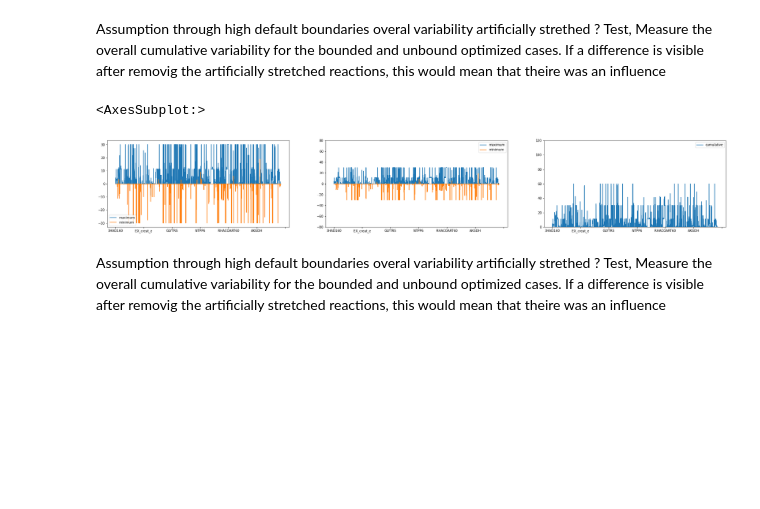
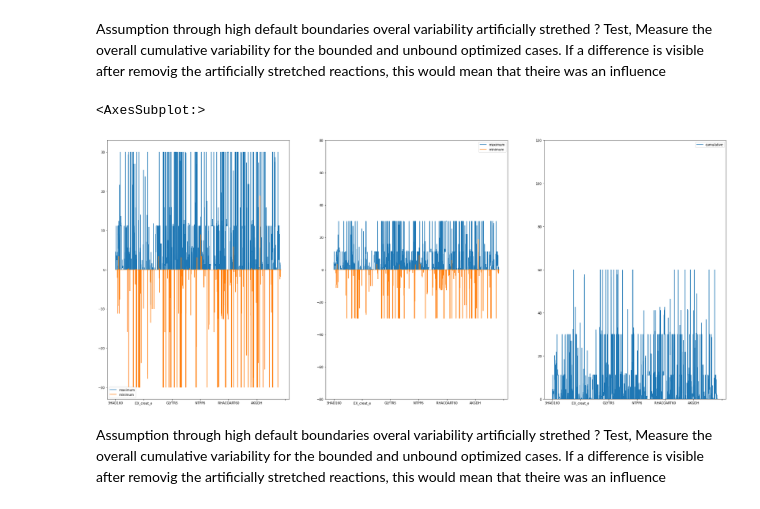
Before and after one commit to lizat-i/PseudomonasPutidaCobraPy, a Jupyter notebook: internalfluxtracking.ipynb, the cells around one changed output. Drawn from its saved outputs; the diff is of its cells as text; code cells hidden in the pictures; blank space fills up the shorter version.

```diff
--- a/internalfluxtracking.ipynb
+++ b/internalfluxtracking.ipynb
@@ -66,12 +66,12 @@ fv_new_model  = cobra.flux_analysis.flux_variability_analysis(bounded_model)
 fv_new_model["cumulative"]    = abs(fv_new_model.maximum) + abs(fv_new_model.minimum)
 # %%
 fig, axes = plt.subplots(nrows=1, ncols=3)
-fv_new_model.plot( y=["maximum", "minimum"],ax=axes[0],figsize=(35,5))
+fv_new_model.plot( y=["maximum", "minimum"],ax=axes[0],figsize=(35,15))
 fv_new_model[(abs(fv_new_model.maximum)<200)&(abs(fv_new_model.minimum)<200)].plot( y=["maximum", "minimum"],ax=axes[1],ylim=[-80,80])
 fv_new_model.plot( y=["cumulative"],ax=axes[2],ylim=[0,120])
 # %% [output]
 <AxesSubplot:>
-[figure, old version]
+[figure, new version]
 # %% [markdown]
 Assumption through high default boundaries overal variability artificially strethed ?
 Test, Measure the overall cumulative variability for the bounded and unbound optimized cases.
```
Also changed, not shown: parts of 3 cells of this notebook.
